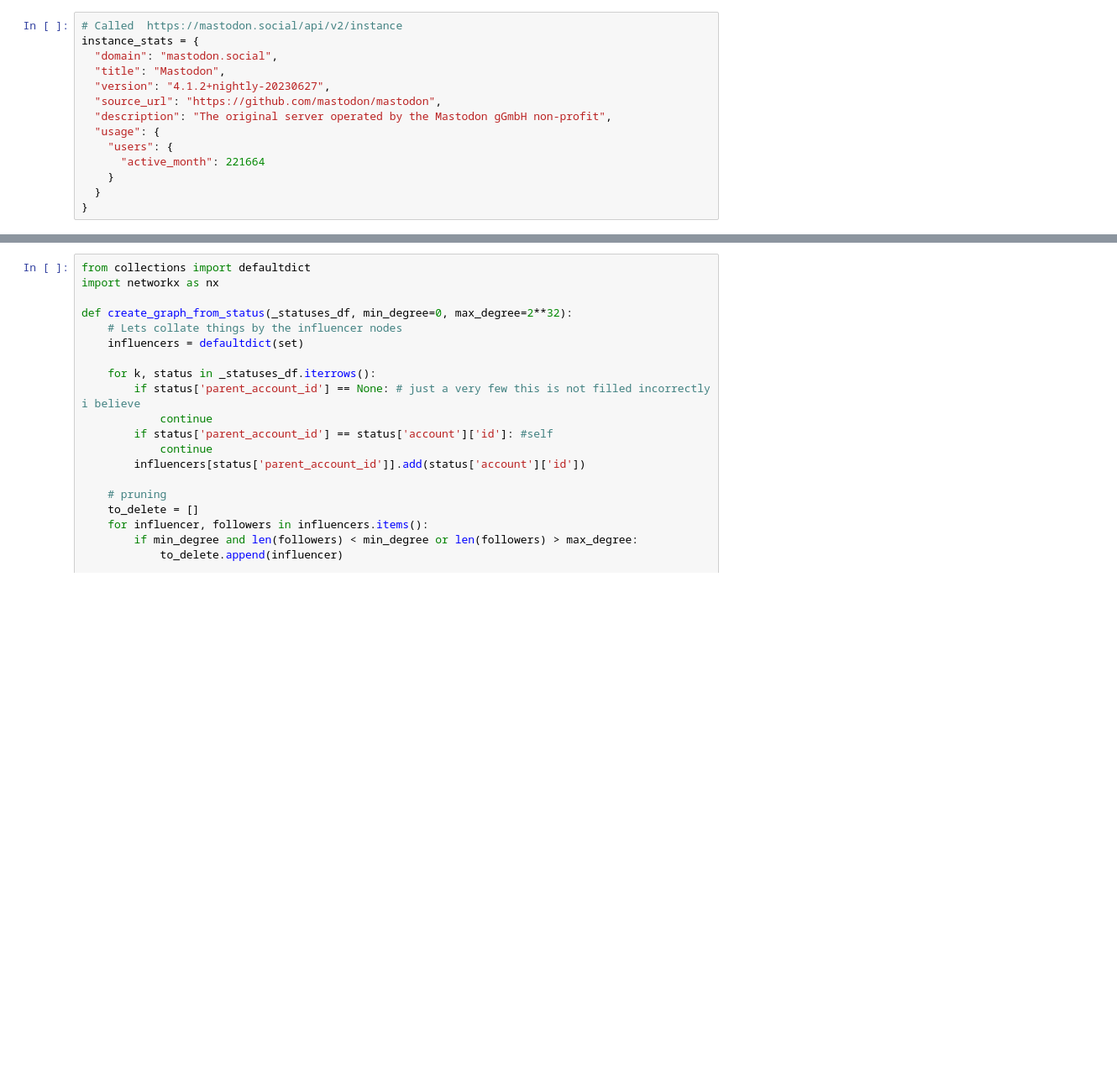
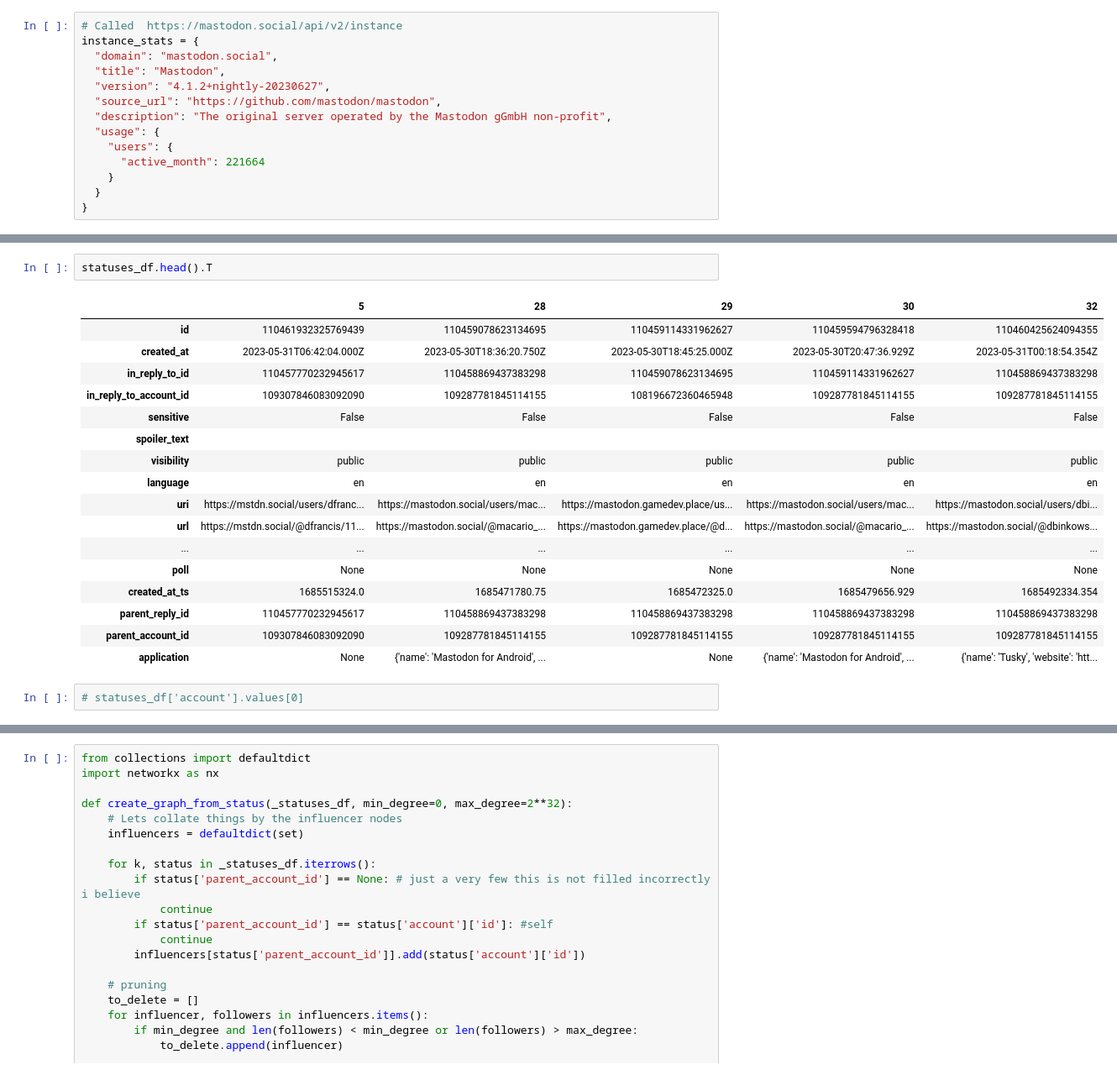
Before and after one commit to Pocket/hackweek_generation_topic_discoveries, a Jupyter notebook: src/sna/toots-sna.ipynb, the cells around one changed output, grey strips where cells are left out. Shown at 84% size. Drawn from its saved outputs; the diff is of its cells as text; blank space fills up the shorter version.

```diff
--- a/src/sna/toots-sna.ipynb
+++ b/src/sna/toots-sna.ipynb
@@ -59,3 +101,25 @@ len(statuses_df)
+# %%
+statuses_df.head().T
+# %% [output]
+|  | 5 | 28 | 29 | 30 | 32 |
+| id | 110461932325769439 | 110459078623134695 | 110459114331962627 | 110459594796328418 | 110460425624094355 |
+| created_at | 2023-05-31T06:42:04.000Z | 2023-05-30T18:36:20.750Z | 2023-05-30T18:45:25.000Z | 2023-05-30T20:47:36.929Z | 2023-05-31T00:18:54.354Z |
+| in_reply_to_id | 110457770232945617 | 110458869437383298 | 110459078623134695 | 110459114331962627 | 110458869437383298 |
+| in_reply_to_account_id | 109307846083092090 | 109287781845114155 | 108196672360465948 | 109287781845114155 | 109287781845114155 |
+| sensitive | False | False | False | False | False |
+| spoiler_text |  |  |  |  |  |
+| visibility | public | public | public | public | public |
+| language | en | en | en | en | en |
+| uri | https://mstdn.social/users/dfranc... | https://mastodon.social/users/mac... | https://mastodon.gamedev.place/us... | https://mastodon.social/users/mac... | https://mastodon.social/users/dbi... |
+| url | https://mstdn.social/@dfrancis/11... | https://mastodon.social/@macario_... | https://mastodon.gamedev.place/@d... | https://mastodon.social/@macario_... | https://mastodon.social/@dbinkows... |
+| ... | ... | ... | ... | ... | ... |
+| poll | None | None | None | None | None |
+| created_at_ts | 1685515324.0 | 1685471780.75 | 1685472325.0 | 1685479656.929 | 1685492334.354 |
+| parent_reply_id | 110457770232945617 | 110458869437383298 | 110458869437383298 | 110458869437383298 | 110458869437383298 |
+| parent_account_id | 109307846083092090 | 109287781845114155 | 109287781845114155 | 109287781845114155 | 109287781845114155 |
+| application | None | {'name': 'Mastodon for Android', ... | None | {'name': 'Mastodon for Android', ... | {'name': 'Tusky', 'website': 'htt... |
+# %%
+# statuses_df['account'].values[0]
 # %%
 accts = toots_df['account'].apply(lambda acc: acc['acct'])
 display(toots_df['replies_count'].value_counts(), toots_df['reblogs_count'].value_counts(), toots_df['favourites_count'].value_counts())
```
Also changed, not shown: parts of 19 cells of this notebook.
